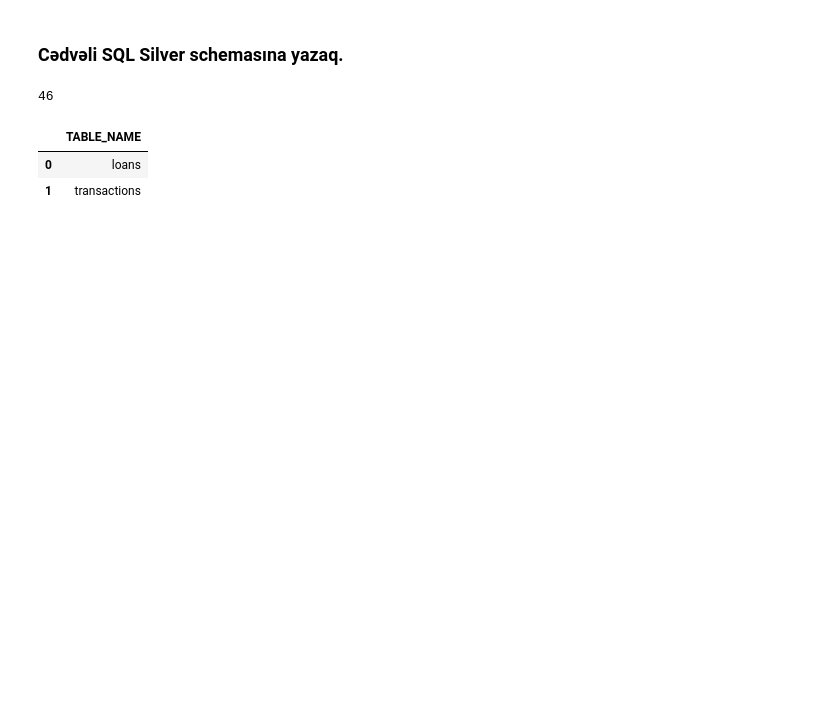
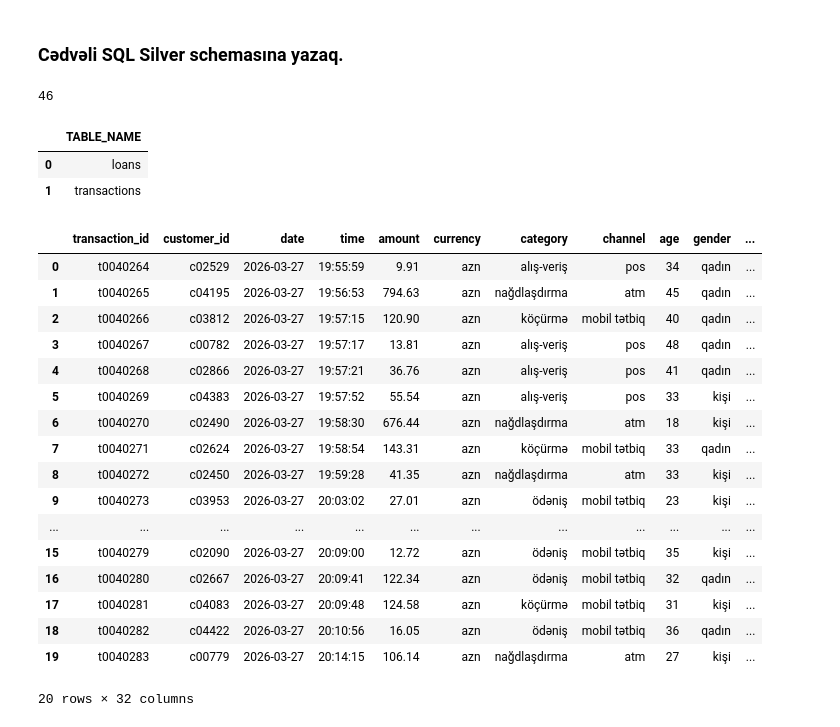
Before and after one commit to mashadiyevasabina/Bank_Analysis, a Jupyter notebook: notebooks/2_Silver/03_silver_clean.ipynb, the cells around one changed output. Drawn from its saved outputs; the diff is of its cells as text; code cells hidden in the pictures; blank space fills up the shorter version.

```diff
--- a/notebooks/2_Silver/03_silver_clean.ipynb
+++ b/notebooks/2_Silver/03_silver_clean.ipynb
@@ -404,7 +404,7 @@ Bu normaldır. Çünki valyuta məzənnəsi cədvəlimizdə USD və EUR üçün
 
 AZN-in AZN-ə məzənnəsi həmişə 1-dir. Ona görə bu boşluqları 1 ilə doldura bilərik.
 # %%
-mask = silver_transactions_df["currency"] == "AZN"
+mask = silver_transactions_df["currency"] == "azn"
 silver_transactions_df.loc[mask, "rate"] = 1
 # %%
 silver_transactions_df["rate"].isna().sum()
@@ -430,9 +429,9 @@ rate             72100
 dtype: int64
 # %%
-mask = silver_transactions_df["currency"] == "AZN"
+mask = silver_transactions_df["currency"] == "azn"
 
-silver_transactions_df.loc[mask, "rate_currency"] = "AZN"
-silver_transactions_df.loc[mask, "rate_base"] = "AZN"
+silver_transactions_df.loc[mask, "rate_currency"] = "azn"
+silver_transactions_df.loc[mask, "rate_base"] = "azn"
 
 silver_transactions_df.isna().sum()[lambda x: x > 0]
 # %% [output]
@@ -474,3 +470,24 @@ display(silver_tables)
 |  | TABLE_NAME |
 | 0 | loans |
 | 1 | transactions |
+# %%
+silver_transactions_df.head(20)
+# %% [output]
+|  | transaction_id | customer_id | date | time | amount | currency | category | channel | age | gender | ... |
+| 0 | t0040264 | c02529 | 2026-03-27 | 19:55:59 | 9.91 | azn | alış-veriş | pos | 34 | qadın | ... |
+| 1 | t0040265 | c04195 | 2026-03-27 | 19:56:53 | 794.63 | azn | nağdlaşdırma | atm | 45 | qadın | ... |
+| 2 | t0040266 | c03812 | 2026-03-27 | 19:57:15 | 120.90 | azn | köçürmə | mobil tətbiq | 40 | qadın | ... |
+| 3 | t0040267 | c00782 | 2026-03-27 | 19:57:17 | 13.81 | azn | alış-veriş | pos | 48 | qadın | ... |
+| 4 | t0040268 | c02866 | 2026-03-27 | 19:57:21 | 36.76 | azn | alış-veriş | pos | 41 | qadın | ... |
+| 5 | t0040269 | c04383 | 2026-03-27 | 19:57:52 | 55.54 | azn | alış-veriş | pos | 33 | kişi | ... |
+| 6 | t0040270 | c02490 | 2026-03-27 | 19:58:30 | 676.44 | azn | nağdlaşdırma | atm | 18 | kişi | ... |
+| 7 | t0040271 | c02624 | 2026-03-27 | 19:58:54 | 143.31 | azn | köçürmə | mobil tətbiq | 33 | qadın | ... |
+| 8 | t0040272 | c02450 | 2026-03-27 | 19:59:28 | 41.35 | azn | nağdlaşdırma | atm | 33 | kişi | ... |
+| 9 | t0040273 | c03953 | 2026-03-27 | 20:03:02 | 27.01 | azn | ödəniş | mobil tətbiq | 23 | kişi | ... |
+| ... | ... | ... | ... | ... | ... | ... | ... | ... | ... | ... | ... |
+| 15 | t0040279 | c02090 | 2026-03-27 | 20:09:00 | 12.72 | azn | ödəniş | mobil tətbiq | 35 | kişi | ... |
+| 16 | t0040280 | c02667 | 2026-03-27 | 20:09:41 | 122.34 | azn | ödəniş | mobil tətbiq | 32 | qadın | ... |
+| 17 | t0040281 | c04083 | 2026-03-27 | 20:09:48 | 124.58 | azn | köçürmə | mobil tətbiq | 31 | kişi | ... |
+| 18 | t0040282 | c04422 | 2026-03-27 | 20:10:56 | 16.05 | azn | ödəniş | mobil tətbiq | 36 | qadın | ... |
+| 19 | t0040283 | c00779 | 2026-03-27 | 20:14:15 | 106.14 | azn | nağdlaşdırma | atm | 27 | kişi | ... |
+20 rows × 32 columns
```
Also changed, not shown: parts of 4 cells of this notebook, 2 other files.
